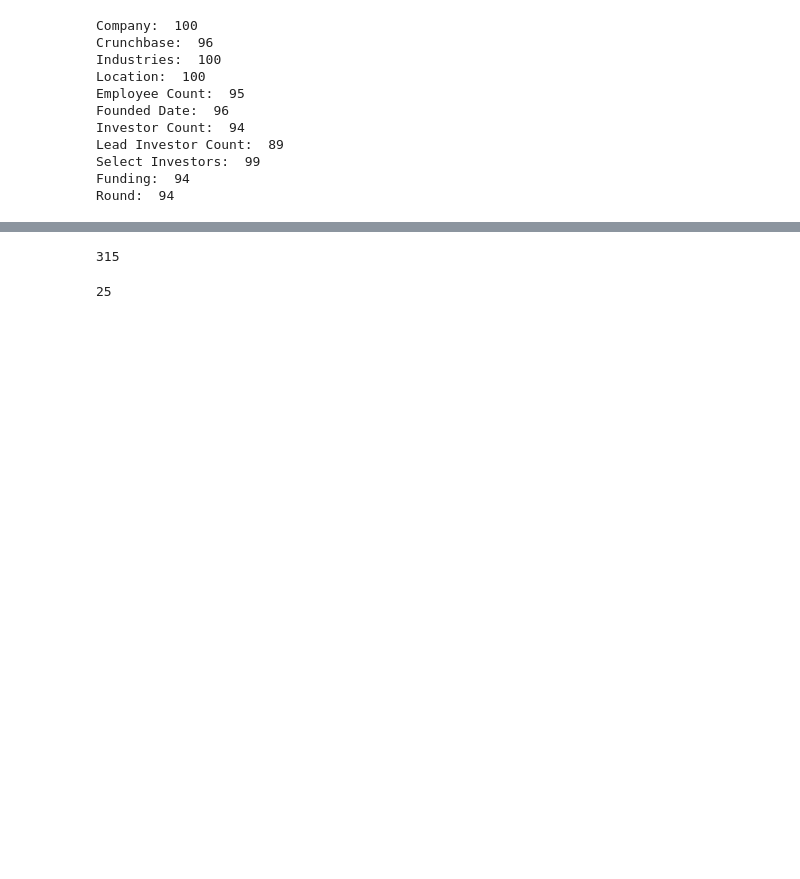
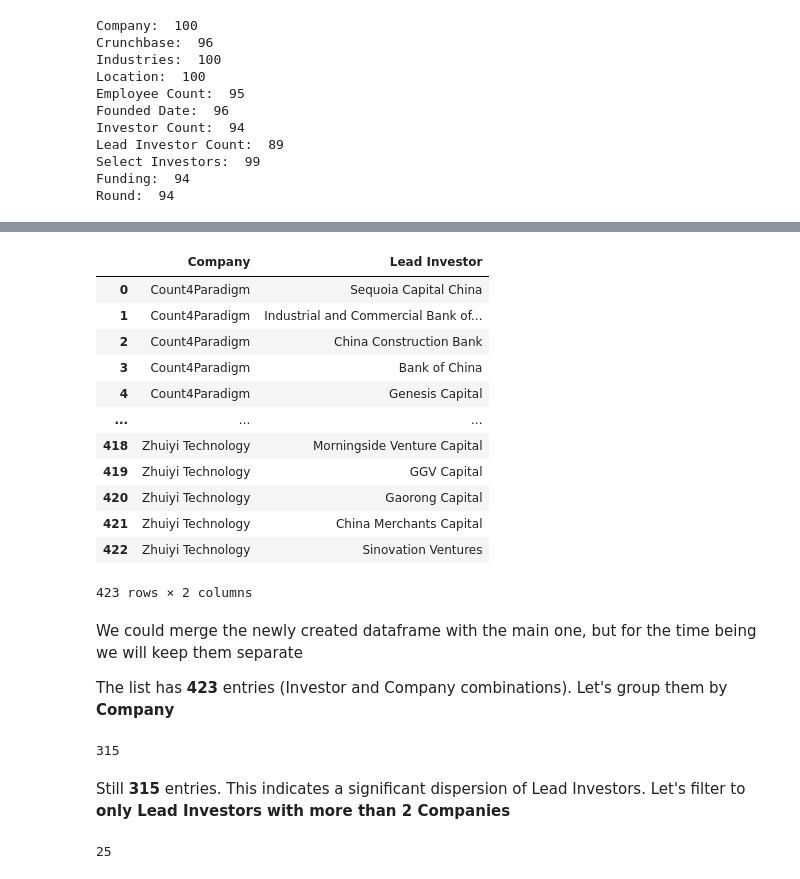
Before and after one commit to isaacdlp/datascience, a Jupyter notebook: notebooks/ai2020_py.ipynb, the cells around one changed output, grey strips where cells are left out. Cells and saved outputs as stored; diff of their text form; code cells hidden in the pictures; blank space fills up the shorter version.

```diff
--- a/notebooks/ai2020_py.ipynb
+++ b/notebooks/ai2020_py.ipynb
@@ -93,10 +145,29 @@ This is an **example** of text!
 # %%
 df.set_index("Company", drop = True, inplace = True)
 df["Select Investors"].fillna("None", inplace = True)
 ds = pd.DataFrame(df["Select Investors"].str.split(",").tolist(), index = df.index).stack()
 ds = ds.reset_index([0, "Company"])
 ds.columns = ["Company", "Lead Investor"]
-df = pd.merge(left = df, right = ds, left_on = "Company", right_on = "Company")
-df.drop("Select Investors", axis = 1, inplace = True)
-df["Lead Investor"] = df["Lead Investor"].str.strip()
+ds["Lead Investor"] = ds["Lead Investor"].str.strip()
+#df = pd.merge(left = df, right = ds, left_on = "Company", right_on = "Company")
+#df.drop("Select Investors", axis = 1, inplace = True)
+ds
+# %% [output]
+|  | Company | Lead Investor |
+| 0 | Count4Paradigm | Sequoia Capital China |
+| 1 | Count4Paradigm | Industrial and Commercial Bank of... |
+| 2 | Count4Paradigm | China Construction Bank |
+| 3 | Count4Paradigm | Bank of China |
+| 4 | Count4Paradigm | Genesis Capital |
+| ... | ... | ... |
+| 418 | Zhuiyi Technology | Morningside Venture Capital |
+| 419 | Zhuiyi Technology | GGV Capital |
+| 420 | Zhuiyi Technology | Gaorong Capital |
+| 421 | Zhuiyi Technology | China Merchants Capital |
+| 422 | Zhuiyi Technology | Sinovation Ventures |
+423 rows × 2 columns
+# %% [markdown]
+We could merge the newly created dataframe with the main one, but for the time being we will keep them separate
+
+The list has **423** entries (Investor and Company combinations). Let's group them by **Company**
 # %%
@@ -105,6 +176,8 @@ gr.sort_values(ascending = True, inplace = True)
 gr.count()
 # %% [output]
 315
+# %% [markdown]
+Still **315** entries. This indicates a significant dispersion of Lead Investors. Let's filter to **only Lead Investors with more than 2 Companies**
 # %%
 gr = gr[gr > 2]
 gr.count()
```
Also changed, not shown: parts of 19 cells of this notebook.
